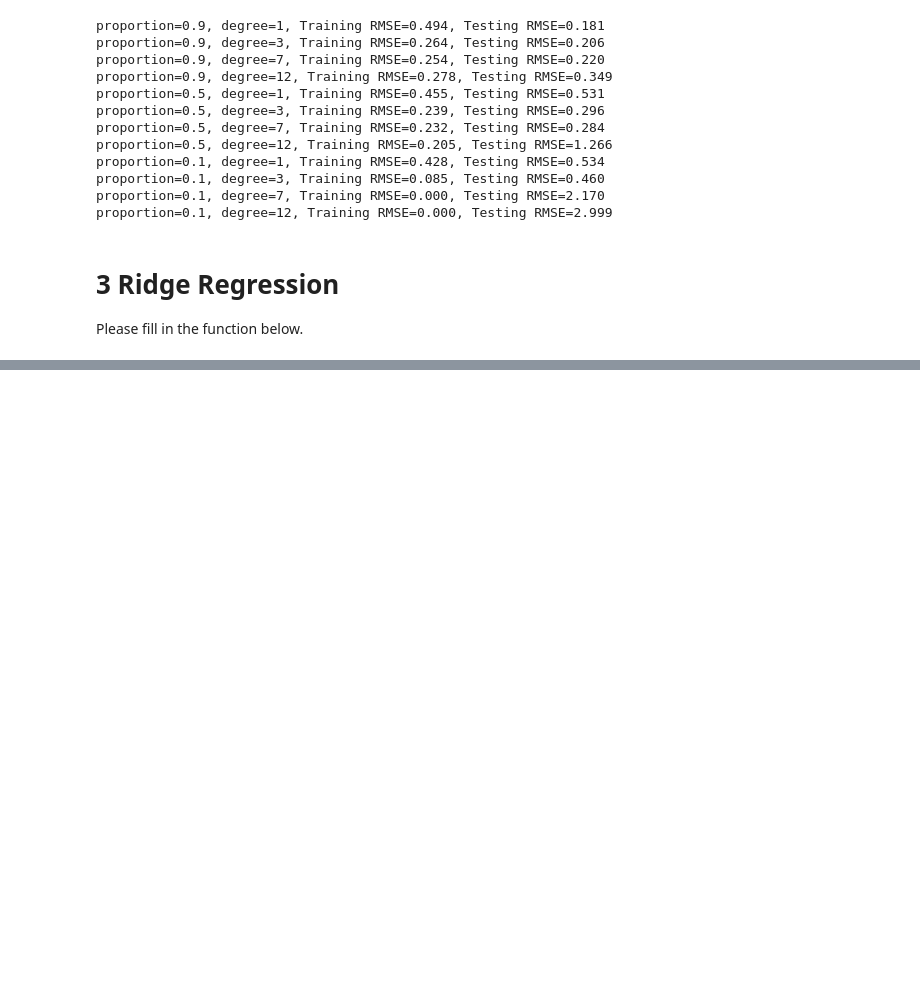
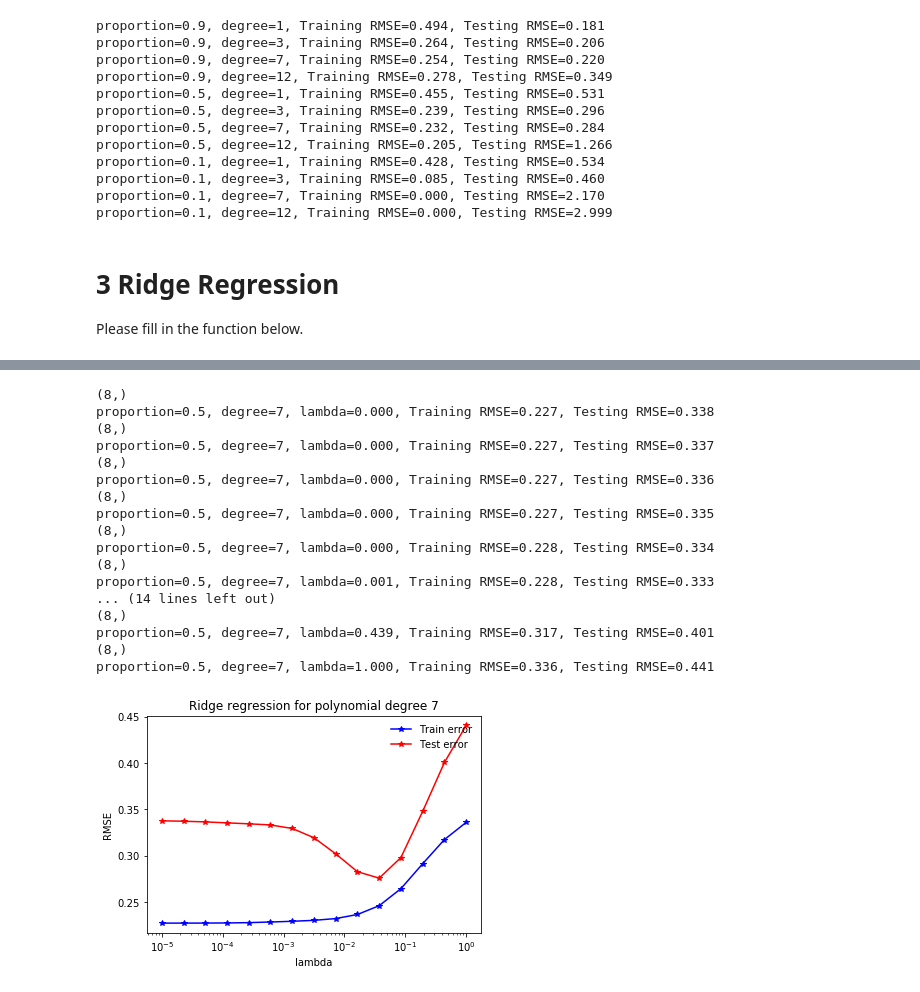
Before and after one commit to IsaacLeimgruber/ML_project, a Jupyter notebook: ex03/template/ex03.ipynb, the cells around one changed output, grey strips where cells are left out. Saved outputs shown, nothing was run; the diff lists cells and outputs as text; code cells hidden in the pictures; blank space fills up the shorter version.

Commit message:
Add ridge

```diff
--- a/ex03/template/ex03.ipynb
+++ b/ex03/template/ex03.ipynb
@@ -315,0 +318,7 @@ proportion=0.5, degree=7, lambda=1.000, Training RMSE=0.347, Testing RMSE=0.466
+# %%
+def ridge_regression2(y, tx, lambda_):
+    """implement ridge regression."""
+    aI = 2 * tx.shape[0] * lambda_ * np.identity(tx.shape[1])
+    a = tx.T.dot(tx) + aI
+    b = tx.T.dot(y)
+    return np.linalg.solve(a, b)
@@ -315,0 +348,48 @@ proportion=0.5, degree=7, lambda=1.000, Training RMSE=0.347, Testing RMSE=0.466
+# %%
+def ridge_regression_demo2(x, y, degree, ratio, seed):
+    """ridge regression demo."""
+    # define parameter
+    lambdas = np.logspace(-5, 0, 15)
+    # split data
+    x_tr, x_te, y_tr, y_te = split_data(x, y, ratio, seed)
+    # form tx
+    tx_tr = build_poly(x_tr, degree)
+    tx_te = build_poly(x_te, degree)
+
+    # ridge regression with different lambda
+    rmse_tr = []
+    rmse_te = []
+    for ind, lambda_ in enumerate(lambdas):
+        # ridge regression
+        weight = ridge_regression2(y_tr, tx_tr, lambda_)
+        print(np.shape(weight))
+        rmse_tr.append(np.sqrt(2 * compute_mse(y_tr, tx_tr, weight)))
+        rmse_te.append(np.sqrt(2 * compute_mse(y_te, tx_te, weight)))
+
+        print("proportion={p}, degree={d}, lambda={l:.3f}, Training RMSE={tr:.3f}, Testing RMSE={te:.3f}".format(
+               p=ratio, d=degree, l=lambda_, tr=rmse_tr[ind], te=rmse_te[ind]))
+    plot_train_test(rmse_tr, rmse_te, lambdas, degree)
+
+seed = 56
+degree = 7
+split_ratio = 0.5
+ridge_regression_demo2(x, y, degree, split_ratio, seed)
+# %% [output]
+(8,)
+proportion=0.5, degree=7, lambda=0.000, Training RMSE=0.227, Testing RMSE=0.338
+(8,)
+proportion=0.5, degree=7, lambda=0.000, Training RMSE=0.227, Testing RMSE=0.337
+(8,)
+proportion=0.5, degree=7, lambda=0.000, Training RMSE=0.227, Testing RMSE=0.336
+(8,)
+proportion=0.5, degree=7, lambda=0.000, Training RMSE=0.227, Testing RMSE=0.335
+(8,)
+proportion=0.5, degree=7, lambda=0.000, Training RMSE=0.228, Testing RMSE=0.334
+(8,)
+proportion=0.5, degree=7, lambda=0.001, Training RMSE=0.228, Testing RMSE=0.333
+... (14 lines left out)
+(8,)
+proportion=0.5, degree=7, lambda=0.439, Training RMSE=0.317, Testing RMSE=0.401
+(8,)
+proportion=0.5, degree=7, lambda=1.000, Training RMSE=0.336, Testing RMSE=0.441
+[figure, added]
```
Also changed, not shown: parts of 4 cells of this notebook, 2 other files.
